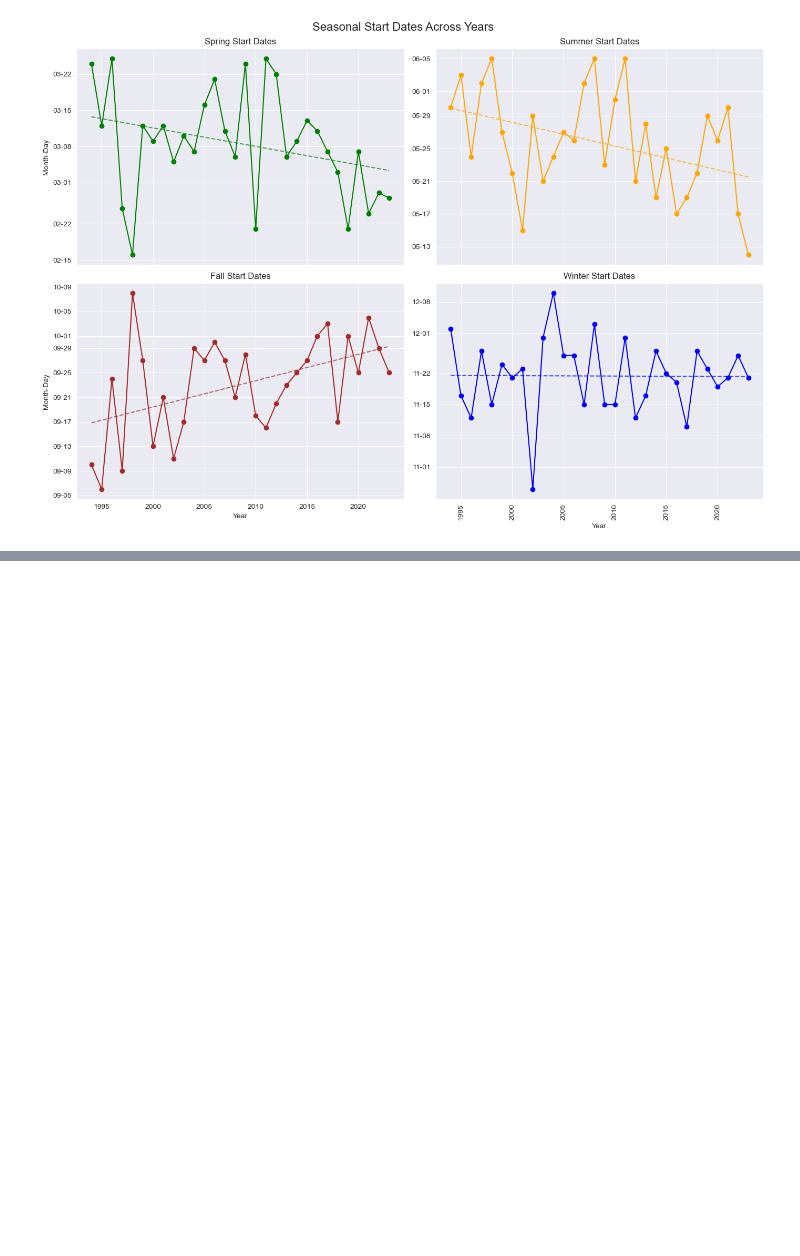
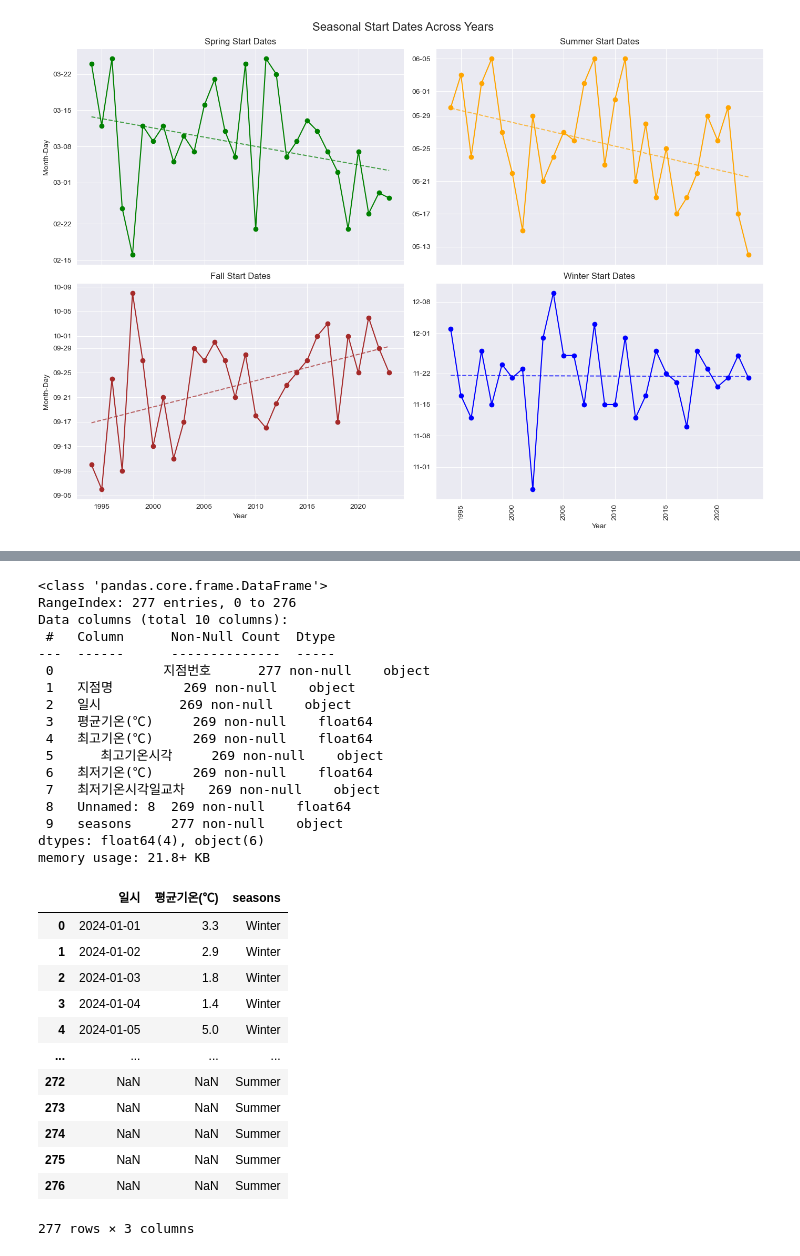
Before and after one commit to dev-jhjoo/SeoulWeatherAnalysis, a Jupyter notebook: analysis.ipynb, the cells around one changed output, grey strips where cells are left out. Saved outputs shown, nothing was run; the diff lists cells and outputs as text; code cells hidden in the pictures; blank space fills up the shorter version.

```diff
--- a/analysis.ipynb
+++ b/analysis.ipynb
@@ -518,0 +588,4 @@ plt.show()
+# %%
+seoul2024_df = pd.read_csv('./data/seoul_2024.csv', encoding="cp949")
+# seoul2024_df.head()
+seoul2024_df.info()
@@ -518,0 +609,36 @@ plt.show()
+# %%
+
+seoul2024_df['seasons'] = determine_season(seoul2024_df['평균기온(℃)'])
+seoul2024_df.info()
+seoul2024_df[['일시','평균기온(℃)','seasons']]
+# %% [output]
+<class 'pandas.core.frame.DataFrame'>
+RangeIndex: 277 entries, 0 to 276
+Data columns (total 10 columns):
+ #   Column      Non-Null Count  Dtype
+---  ------      --------------  -----
+ 0              지점번호      277 non-null    object
+ 1   지점명         269 non-null    object
+ 2   일시          269 non-null    object
+ 3   평균기온(℃)     269 non-null    float64
+ 4   최고기온(℃)     269 non-null    float64
+ 5      최고기온시각     269 non-null    object
+ 6   최저기온(℃)     269 non-null    float64
+ 7   최저기온시각일교차   269 non-null    object
+ 8   Unnamed: 8  269 non-null    float64
+ 9   seasons     277 non-null    object
+dtypes: float64(4), object(6)
+memory usage: 21.8+ KB
+|  | 일시 | 평균기온(℃) | seasons |
+| 0 | 2024-01-01 | 3.3 | Winter |
+| 1 | 2024-01-02 | 2.9 | Winter |
+| 2 | 2024-01-03 | 1.8 | Winter |
+| 3 | 2024-01-04 | 1.4 | Winter |
+| 4 | 2024-01-05 | 5.0 | Winter |
+| ... | ... | ... | ... |
+| 272 | NaN | NaN | Summer |
+| 273 | NaN | NaN | Summer |
+| 274 | NaN | NaN | Summer |
+| 275 | NaN | NaN | Summer |
+| 276 | NaN | NaN | Summer |
+277 rows × 3 columns
```
Also changed, not shown: parts of 11 cells of this notebook, 3 other files.
